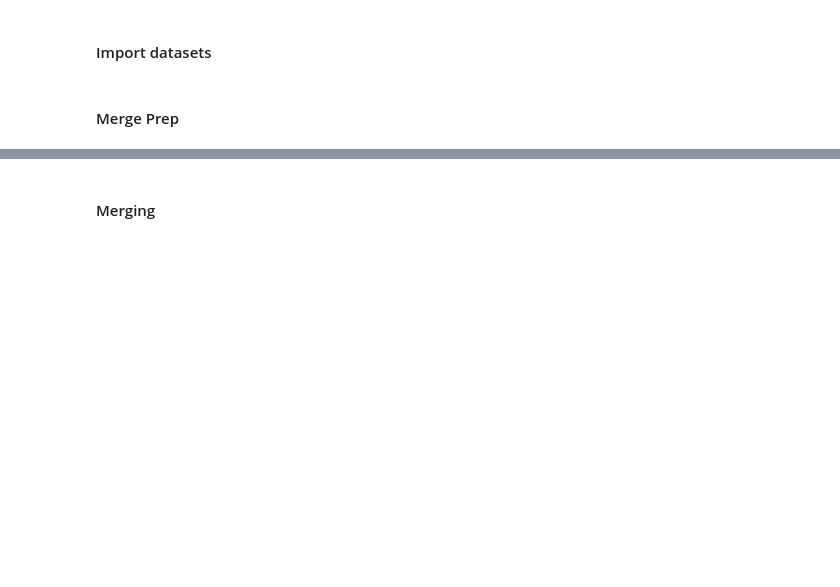
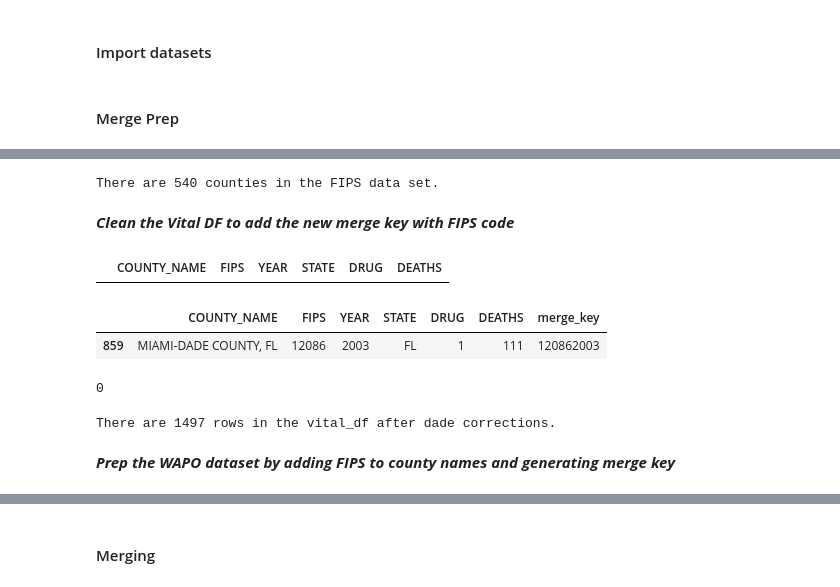
Before and after one commit to Yer1k/opioid_causal_inference, a Jupyter notebook: 10_code/data_merge.ipynb, the cells around one changed output, grey strips where cells are left out. Cells and saved outputs as stored; diff of their text form; code cells hidden in the pictures; blank space fills up the shorter version.

```diff
--- a/10_code/data_merge.ipynb
+++ b/10_code/data_merge.ipynb
@@ -35,12 +62,3 @@ wapo_df = pd.read_csv(wapo, dtype={"YEAR":str, "MONTH":str})
 # FIPS codes
 # fips_df.dtypes
 # fips_df.sample(5)
-# %%
-# vital df year as datetime
-# vital_df["YEAR"] = pd.to_datetime(vital_df["YEAR"], format="%Y-%m-%d")
-
-# Add a column for the merge key: County_name+year
-vital_df["merge_key"] = vital_df["COUNTY_NAME"] + vital_df["YEAR"].astype(str)
-
-# Vital Stats
-vital_df.sample(5)
@@ -77,0 +65,41 @@ wapo_df.sample(5)
+# %%
+print(f"There are {fips_df.shape[0]} counties in the FIPS data set.")
+# %% [output]
+There are 540 counties in the FIPS data set.
+# %% [markdown]
+***Clean the Vital DF to add the new merge key with FIPS code***
+# %%
+# show miami dade county
+# vital_df[vital_df["FIPS"] == "12086"]
+# vital_df[vital_df["FIPS"] == "12025"]
+
+# because it changed
+
+# change the FIPS code for Miami-Dade County (12086) to 12025 to match Dade County
+vital_df.loc[vital_df["FIPS"] == "12086", "FIPS"] = "12025"
+
+vital_df_dade = vital_df.copy()
+# %%
+vital_df_dade[vital_df_dade["FIPS"] == "12086"]
+# %% [output]
+|  | COUNTY_NAME | FIPS | YEAR | STATE | DRUG | DEATHS |
+# %%
+# if the FIPS code is six characters, remove the leading zero
+vital_df_dade["FIPS"] = vital_df_dade["FIPS"].apply(
+    lambda x: x[1:] if len(x) == 6 else x
+)
+
+# Add a column for the merge key: County_name+year
+vital_df_dade["merge_key"] = vital_df_dade["FIPS"] + vital_df_dade["YEAR"].astype(str)
+
+# Convert merge key to an int
+# vital_df_dade["merge_key"] = vital_df_dade["merge_key"].astype(int)
+
+# Vital Stats
+# vital_df_dade.sample(5)
+# %%
+# find vital_df_dade merge key is 120862003
+vital_df_dade[vital_df_dade["merge_key"] == "120862003"]
+# %% [output]
+|  | COUNTY_NAME | FIPS | YEAR | STATE | DRUG | DEATHS | merge_key |
+| 859 | MIAMI-DADE COUNTY, FL | 12086 | 2003 | FL | 1 | 111 | 120862003 |
@@ -77,0 +108,13 @@ wapo_df.sample(5)
+# %%
+# check for duplicate merge keys
+vital_df_dade["merge_key"].duplicated().sum()
+# %% [output]
+0
+# %%
+print(
+    f"There are {vital_df_dade.shape[0]} rows in the vital_df after dade corrections."
+)
+# %% [output]
+There are 1497 rows in the vital_df after dade corrections.
+# %% [markdown]
+***Prep the WAPO dataset by adding FIPS to county names and generating merge key***
```
Also changed, not shown: parts of 83 cells of this notebook, 1 other file.
